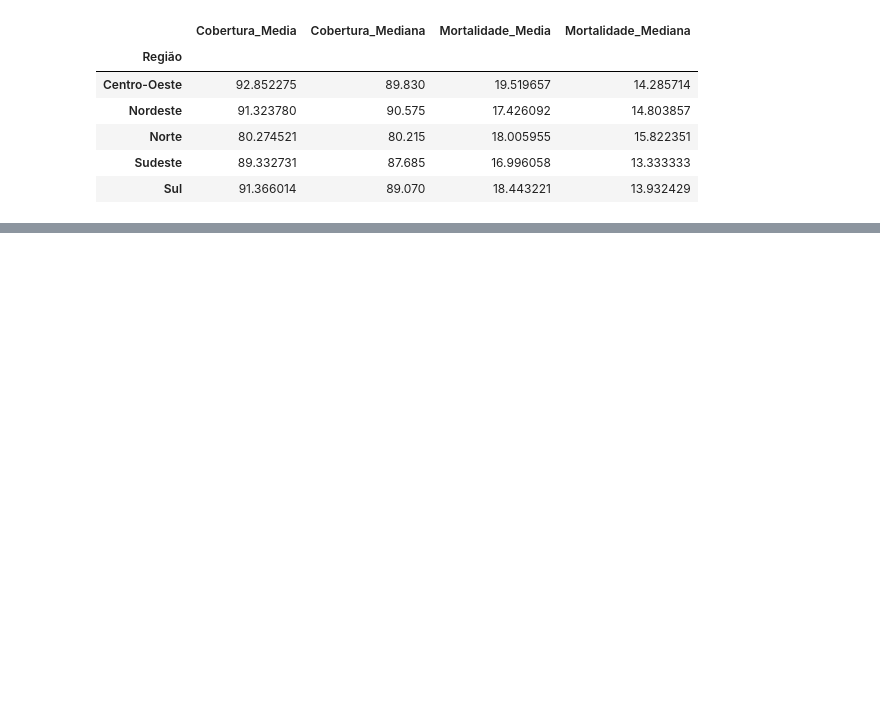
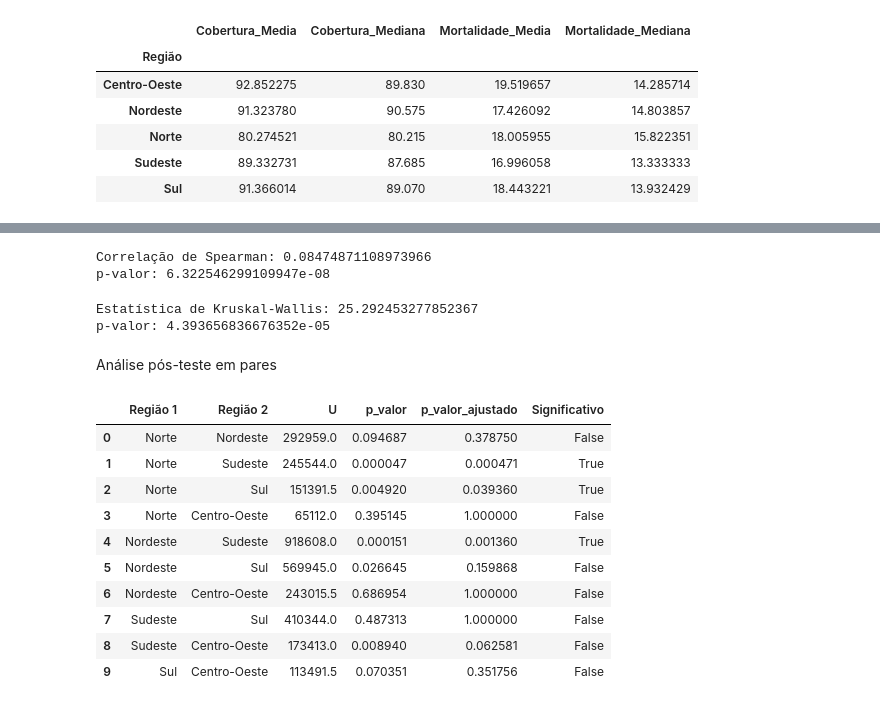
Before and after one commit to deltageneral186/Projeto-Final-de-Ciencia-de-Dados, a Jupyter notebook: datasets/Projeto Final de Ciência de Dados.ipynb, the cells around one changed output, grey strips where cells are left out. Saved outputs shown, nothing was run; the diff lists cells and outputs as text; code cells hidden in the pictures; blank space fills up the shorter version.

Commit message:
EDA + Análises Estatísticas

```diff
--- a/datasets/Projeto Final de Ciência de Dados.ipynb
+++ b/datasets/Projeto Final de Ciência de Dados.ipynb
@@ -662,0 +706,80 @@ display(comparacao)
+# %%
+from scipy.stats import spearmanr
+
+correlacao, p_valor = spearmanr(
+    df["Cobertura_Poliomielite"],
+    df["Taxa_Mortalidade"]
+)
+
+print("Correlação de Spearman:", correlacao)
+print("p-valor:", p_valor)
+# %% [output]
+Correlação de Spearman: 0.08474871108973966
+p-valor: 6.322546299109947e-08
+# %%
+from scipy.stats import kruskal
+
+grupos = [
+    grupo["Taxa_Mortalidade"].values
+    for _, grupo in df.groupby("Região")
+]
+
+estatistica, p_valor = kruskal(*grupos)
+
+print("Estatística de Kruskal-Wallis:", estatistica)
+print("p-valor:", p_valor)
+# %% [output]
+Estatística de Kruskal-Wallis: 25.292453277852367
+p-valor: 4.393656836676352e-05
+# %% [markdown]
+Análise pós-teste em pares
+# %%
+from scipy.stats import mannwhitneyu
+from statsmodels.stats.multitest import multipletests
+from itertools import combinations
+
+regioes = df["Região"].unique()
+
+resultados = []
+
+for regiao1, regiao2 in combinations(regioes, 2):
+    grupo1 = df[df["Região"] == regiao1]["Taxa_Mortalidade"]
+    grupo2 = df[df["Região"] == regiao2]["Taxa_Mortalidade"]
+
+    estatistica, p_valor = mannwhitneyu(
+        grupo1,
+        grupo2,
+        alternative="two-sided"
+    )
+
+    resultados.append({
+        "Região 1": regiao1,
+        "Região 2": regiao2,
+        "U": estatistica,
+        "p_valor": p_valor
+    })
+
+resultados_posthoc = pd.DataFrame(resultados)
+
+resultados_posthoc["p_valor_ajustado"] = multipletests(
+    resultados_posthoc["p_valor"],
+    method="holm"
+)[1]
+
+resultados_posthoc["Significativo"] = (
+    resultados_posthoc["p_valor_ajustado"] < 0.05
+)
+
+display(resultados_posthoc)
+# %% [output]
+|  | Região 1 | Região 2 | U | p_valor | p_valor_ajustado | Significativo |
+| 0 | Norte | Nordeste | 292959.0 | 0.094687 | 0.378750 | False |
+| 1 | Norte | Sudeste | 245544.0 | 0.000047 | 0.000471 | True |
+| 2 | Norte | Sul | 151391.5 | 0.004920 | 0.039360 | True |
+| 3 | Norte | Centro-Oeste | 65112.0 | 0.395145 | 1.000000 | False |
+| 4 | Nordeste | Sudeste | 918608.0 | 0.000151 | 0.001360 | True |
+| 5 | Nordeste | Sul | 569945.0 | 0.026645 | 0.159868 | False |
+| 6 | Nordeste | Centro-Oeste | 243015.5 | 0.686954 | 1.000000 | False |
+| 7 | Sudeste | Sul | 410344.0 | 0.487313 | 1.000000 | False |
+| 8 | Sudeste | Centro-Oeste | 173413.0 | 0.008940 | 0.062581 | False |
+| 9 | Sul | Centro-Oeste | 113491.5 | 0.070351 | 0.351756 | False |
```
Also changed, not shown: parts of 9 cells of this notebook.
